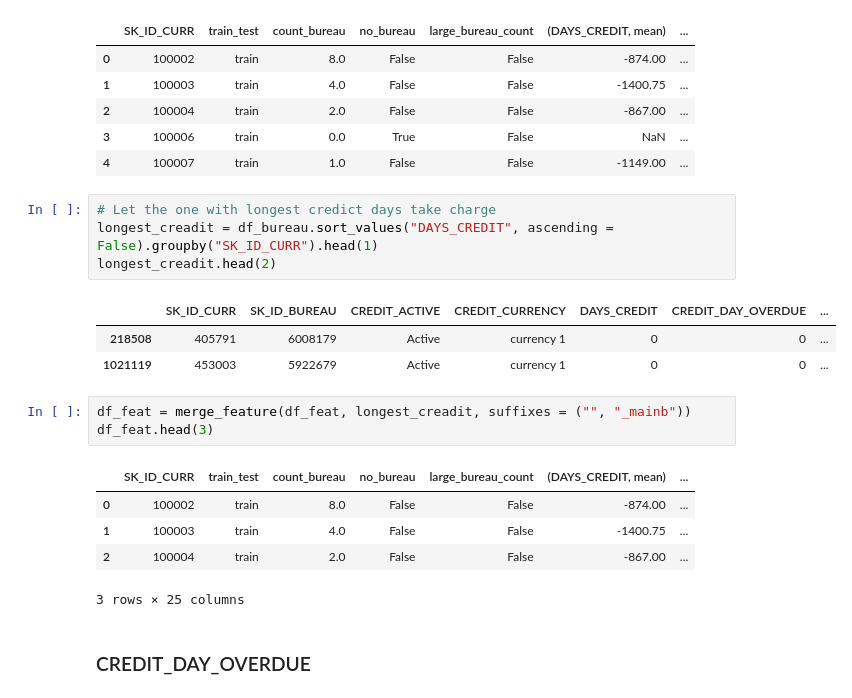
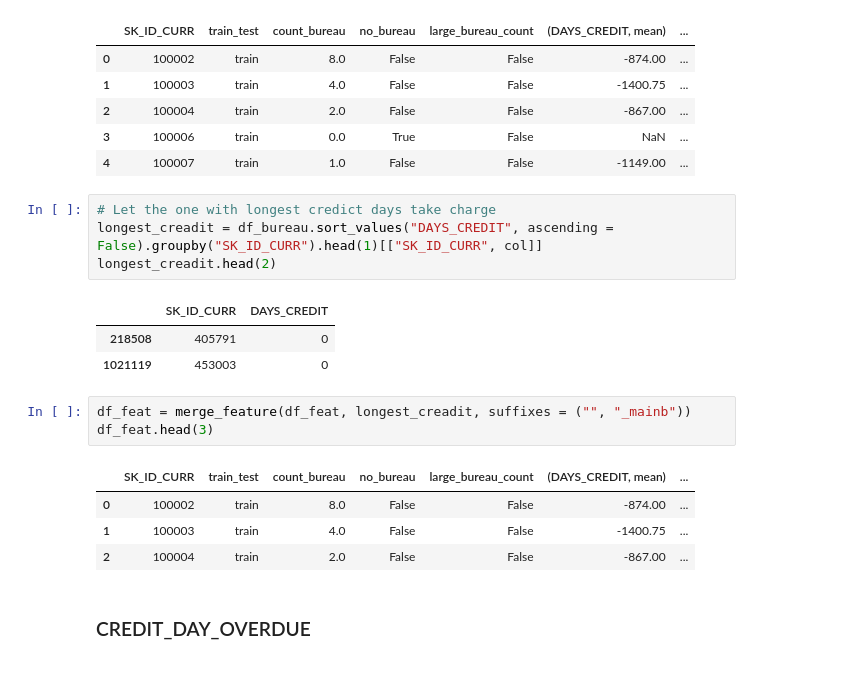
Before and after one commit to whigy/Kaggle_HomeCredit, a Jupyter notebook: Bureau_Features.ipynb, the cells around one changed output. Saved outputs shown, nothing was run; the diff lists cells and outputs as text.

```diff
--- a/Bureau_Features.ipynb
+++ b/Bureau_Features.ipynb
@@ -179,12 +179,12 @@ df_feat.head()
 | 4 | 100007 | train | 1.0 | False | False | -1149.00 | ... |
 # %%
 # Let the one with longest credict days take charge
-longest_creadit = df_bureau.sort_values("DAYS_CREDIT", ascending = False).groupby("SK_ID_CURR").head(1)
+longest_creadit = df_bureau.sort_values("DAYS_CREDIT", ascending = False).groupby("SK_ID_CURR").head(1)[["SK_ID_CURR", col]]
 longest_creadit.head(2)
 # %% [output]
-|  | SK_ID_CURR | SK_ID_BUREAU | CREDIT_ACTIVE | CREDIT_CURRENCY | DAYS_CREDIT | CREDIT_DAY_OVERDUE | ... |
-| 218508 | 405791 | 6008179 | Active | currency 1 | 0 | 0 | ... |
-| 1021119 | 453003 | 5922679 | Active | currency 1 | 0 | 0 | ... |
+|  | SK_ID_CURR | DAYS_CREDIT |
+| 218508 | 405791 | 0 |
+| 1021119 | 453003 | 0 |
 # %%
 df_feat = merge_feature(df_feat, longest_creadit, suffixes = ("", "_mainb"))
 df_feat.head(3)
@@ -193,7 +193,6 @@ df_feat.head(3)
 | 0 | 100002 | train | 8.0 | False | False | -874.00 | ... |
 | 1 | 100003 | train | 4.0 | False | False | -1400.75 | ... |
 | 2 | 100004 | train | 2.0 | False | False | -867.00 | ... |
-3 rows × 25 columns
 # %% [markdown]
 ### CREDIT_DAY_OVERDUE
 # %%
```
Also changed, not shown: parts of 9 cells of this notebook, 1 other file.
